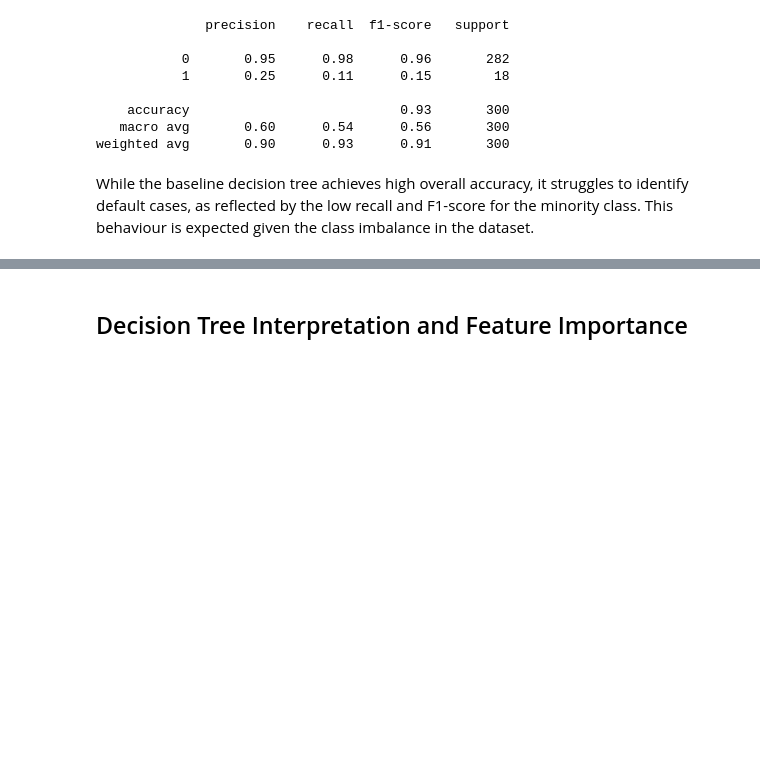
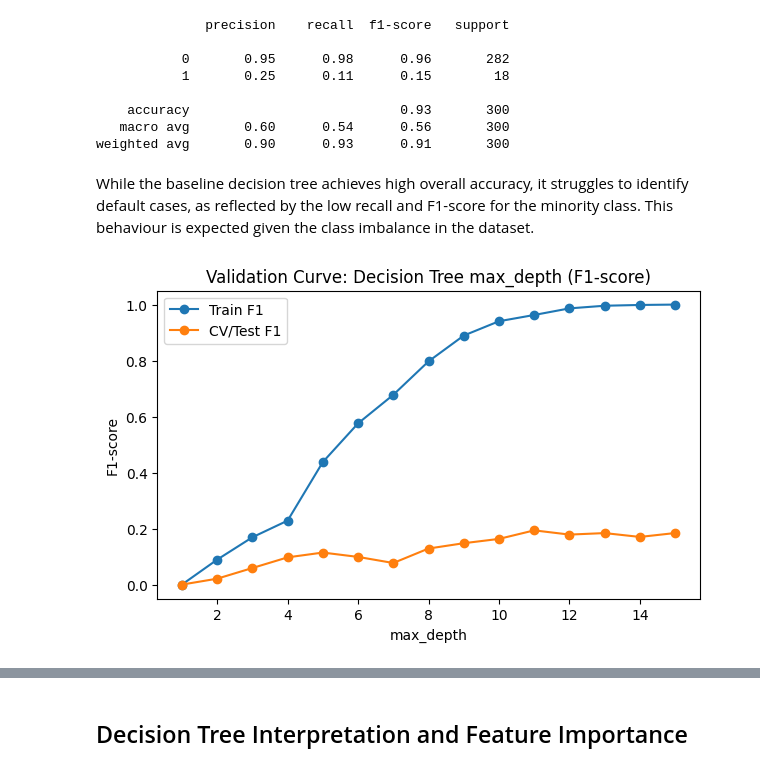
Before and after one commit to ShuHuiK/WIE3007_Group_Assignment, a Jupyter notebook: eda_decision_tree.ipynb, the cells around one changed output, grey strips where cells are left out. Cells and saved outputs as stored; diff of their text form; code cells hidden in the pictures; blank space fills up the shorter version.

Commit message:
Add validation and learning curve to explain decision tree fitting

```diff
--- a/eda_decision_tree.ipynb
+++ b/eda_decision_tree.ipynb
@@ -363,3 +365,35 @@ print(classification_report(y_test, y_pred))
 weighted avg       0.90      0.93      0.91       300
 # %% [markdown]
 While the baseline decision tree achieves high overall accuracy, it struggles to identify default cases, as reflected by the low recall and F1-score for the minority class. This behaviour is expected given the class imbalance in the dataset.
+# %%
+from sklearn.model_selection import StratifiedKFold, validation_curve
+from sklearn.metrics import make_scorer, f1_score
+import numpy as np
+import matplotlib.pyplot as plt
+
+# Use the same pipeline but vary max_depth inside the classifier
+depth_range = np.arange(1, 16)
+
+cv = StratifiedKFold(n_splits=5, shuffle=True, random_state=42)
+
+train_scores, test_scores = validation_curve(
+    dt_model, X, y,
+    param_name="classifier__max_depth",
+    param_range=depth_range,
+    cv=cv,
+    scoring=make_scorer(f1_score)  # focuses on minority class performance
+)
+
+train_mean = train_scores.mean(axis=1)
+test_mean = test_scores.mean(axis=1)
+
+plt.figure(figsize=(7,4))
+plt.plot(depth_range, train_mean, marker='o', label="Train F1")
+plt.plot(depth_range, test_mean, marker='o', label="CV/Test F1")
+plt.xlabel("max_depth")
+plt.ylabel("F1-score")
+plt.title("Validation Curve: Decision Tree max_depth (F1-score)")
+plt.legend()
+plt.show()
+# %% [output]
+[figure, added]
```
Also changed, not shown: parts of 4 cells of this notebook.
